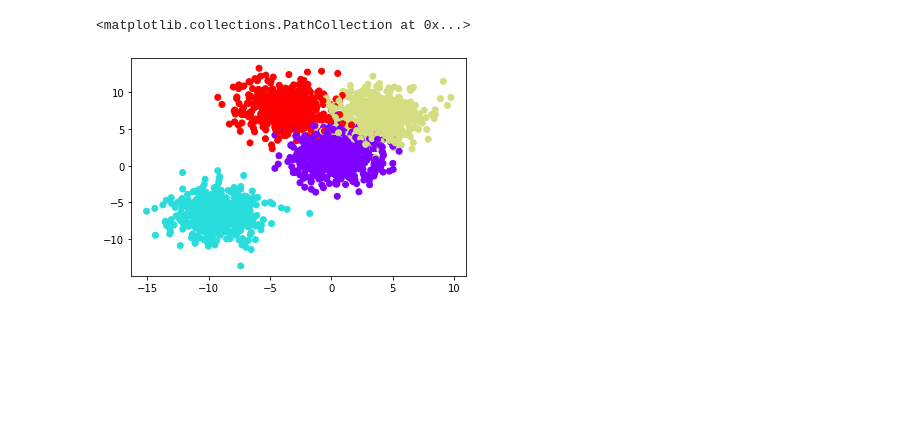
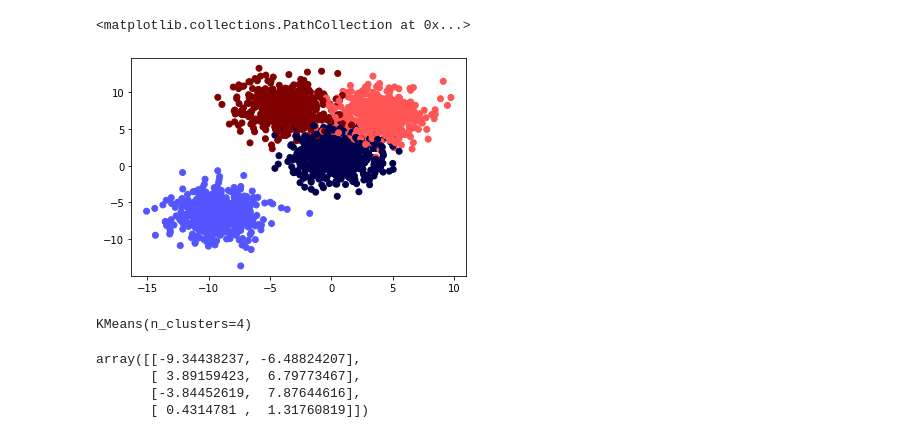
Before and after one commit to Dhiraj987/ML-Practices, a Jupyter notebook: K Mean Clustering.ipynb, the cells around one changed output. Cells and saved outputs as stored; diff of their text form; code cells hidden in the pictures; blank space fills up the shorter version.

Commit message:
Fit the model on K cluster

```diff
--- a/K Mean Clustering.ipynb
+++ b/K Mean Clustering.ipynb
@@ -10,7 +10,7 @@ from sklearn.datasets import make_blobs
 # %%
 data=make_blobs(n_samples=2000,n_features=2,centers=4,cluster_std=1.8,random_state=101)
 # %%
-plt.scatter(data[0][:,0],data[0][:,1],c=data[1],cmap])
+plt.scatter(data[0][:,0],data[0][:,1],c=data[1],cmap='seismic')
 # %% [output]
 <matplotlib.collections.PathCollection at 0x...>
-[figure, old version]
+[figure, new version]
@@ -16,0 +24,11 @@ plt.scatter(data[0][:,0],data[0][:,1],c=data[1],cmap])
+# %%
+kmeans.fit(data[0])
+# %% [output]
+KMeans(n_clusters=4)
+# %%
+kmeans.cluster_centers_
+# %% [output]
+array([[-9.34438237, -6.48824207],
+       [ 3.89159423,  6.79773467],
+       [-3.84452619,  7.87644616],
+       [ 0.4314781 ,  1.31760819]])
```
Also changed, not shown: parts of 3 cells of this notebook.
